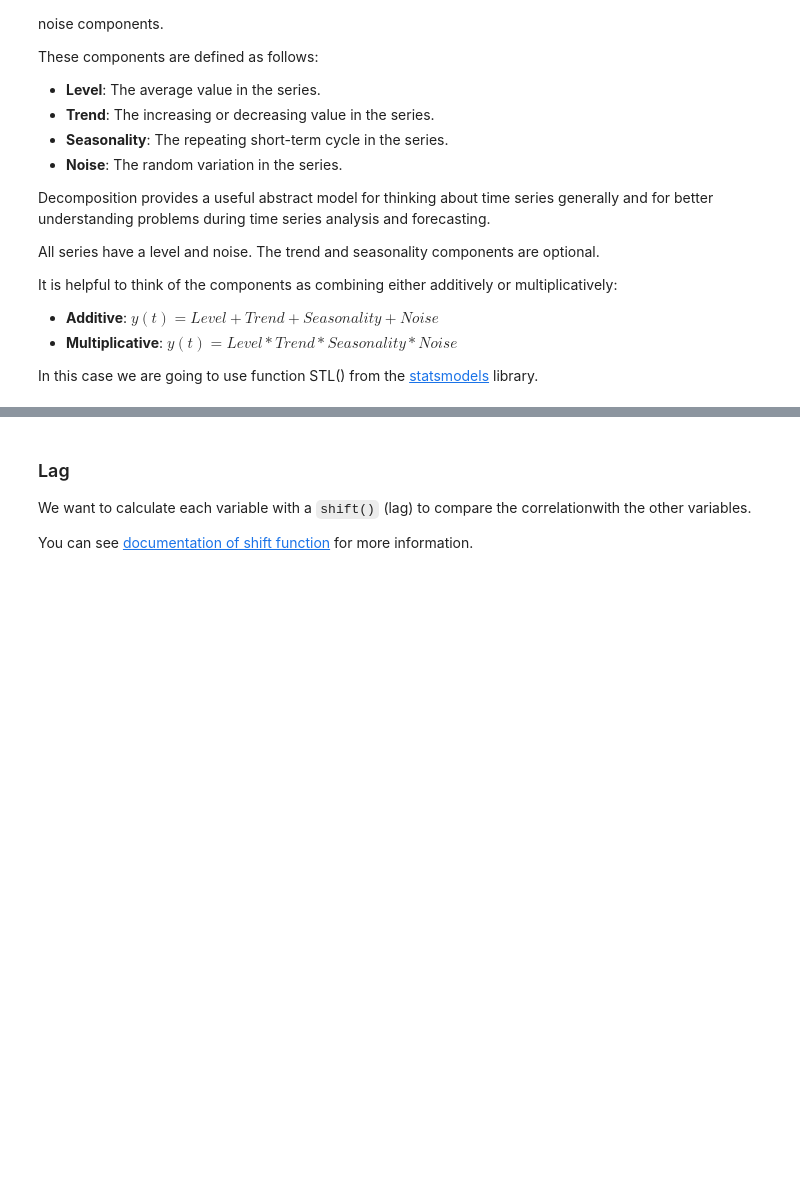
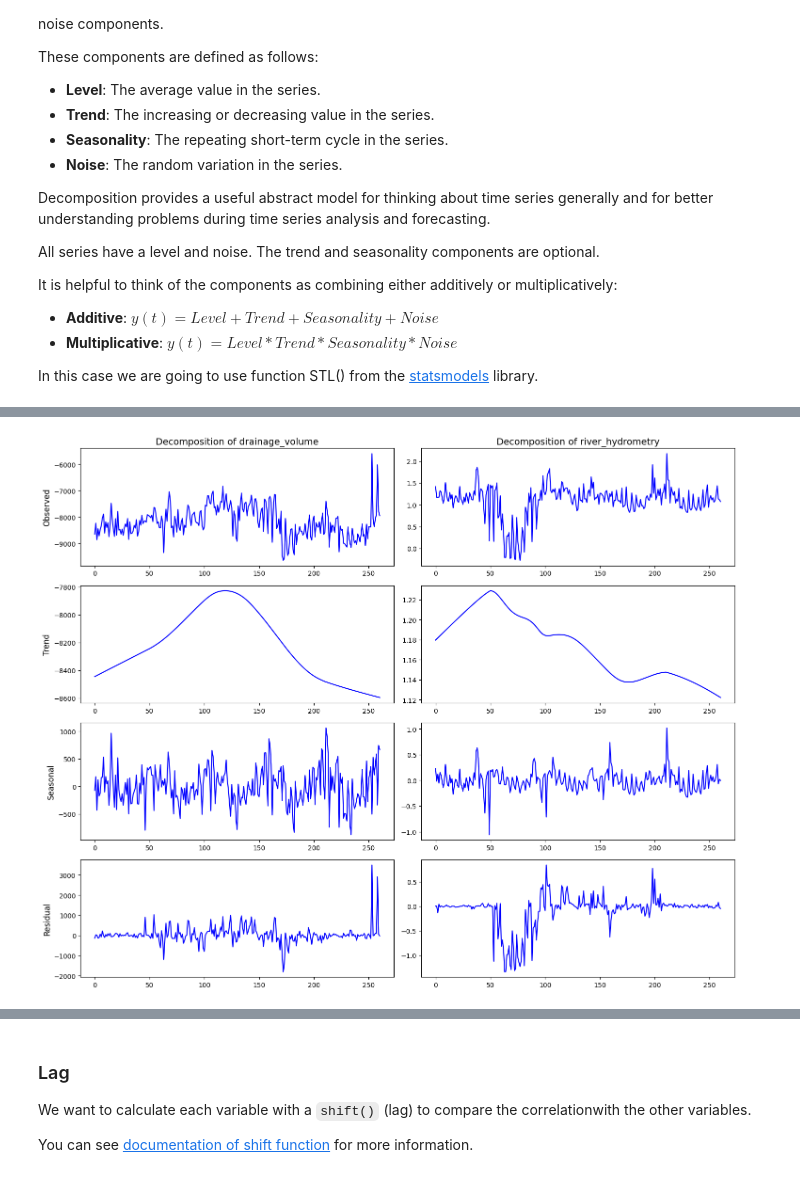
Before and after one commit to thisishasan/bigdata_mod_b, a Jupyter notebook: code.ipynb, the cells around one changed output, grey strips where cells are left out. Drawn from its saved outputs; the diff is of its cells as text; code cells hidden in the pictures; blank space fills up the shorter version.

```diff
--- a/code.ipynb
+++ b/code.ipynb
@@ -449,0 +448,28 @@ plt.show()
+# %%
+fig, ax = plt.subplots(nrows=4, ncols=2, figsize=(15, 12), sharex=False)
+
+for i, column in enumerate(['drainage_volume','river_hydrometry']):
+    stl = STL(df[column], period=52, robust=True)
+    res = stl.fit()
+
+    ax[0, i].set_title(f'Decomposition of {column}', fontsize=14)
+    res.observed.plot(ax=ax[0, i], legend=False, color='blue')
+    if i == 0:
+        ax[0, i].set_ylabel('Observed', fontsize=12)
+
+    res.trend.plot(ax=ax[1, i], legend=False, color='blue')
+    if i == 0:
+        ax[1, i].set_ylabel('Trend', fontsize=12)
+
+    res.seasonal.plot(ax=ax[2, i], legend=False, color='blue')
+    if i == 0:
+        ax[2, i].set_ylabel('Seasonal', fontsize=12)
+
+    res.resid.plot(ax=ax[3, i], legend=False, color='blue')
+    if i == 0:
+        ax[3, i].set_ylabel('Residual', fontsize=12)
+
+plt.tight_layout()
+plt.show()
+# %% [output]
+[figure, added]
```
Also changed, not shown: parts of 2 cells of this notebook.
